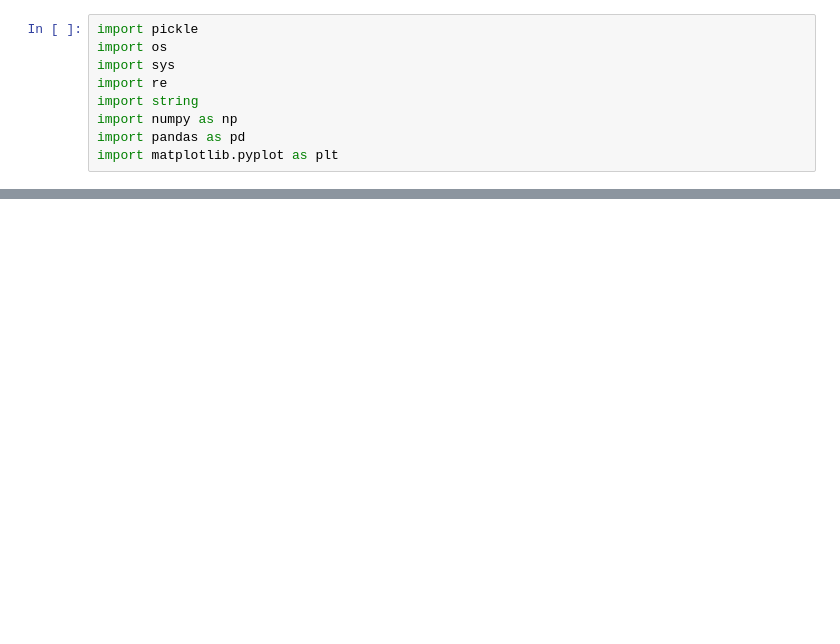
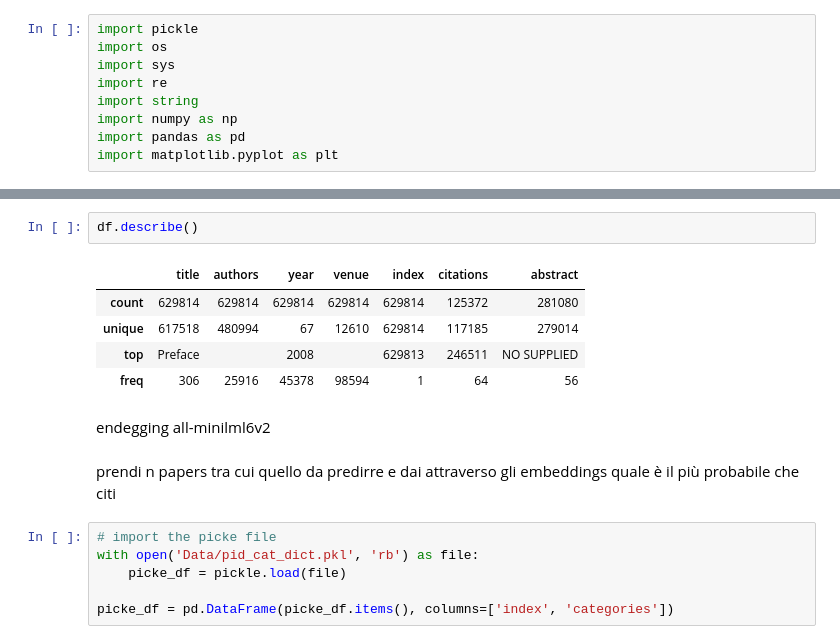
Before and after one commit to tommasosommaruga/Data_challenge_ENT, a Jupyter notebook: main_nb.ipynb, the cells around one changed output, grey strips where cells are left out. Drawn from its saved outputs; the diff is of its cells as text; blank space fills up the shorter version.

```diff
--- a/main_nb.ipynb
+++ b/main_nb.ipynb
@@ -93,3 +112,22 @@ Data columns (total 7 columns):
  6   abstract   281080 non-null  object
 dtypes: object(7)
 memory usage: 33.6+ MB
+# %%
+df.describe()
+# %% [output]
+|  | title | authors | year | venue | index | citations | abstract |
+| count | 629814 | 629814 | 629814 | 629814 | 629814 | 125372 | 281080 |
+| unique | 617518 | 480994 | 67 | 12610 | 629814 | 117185 | 279014 |
+| top | Preface |  | 2008 |  | 629813 | 246511 | NO SUPPLIED |
+| freq | 306 | 25916 | 45378 | 98594 | 1 | 64 | 56 |
+# %% [markdown]
+endegging
+all-minilml6v2
+# %% [markdown]
+prendi n papers tra cui quello da predirre e dai attraverso gli embeddings quale è il più probabile che citi
+# %%
+# import the picke file
+with open('Data/pid_cat_dict.pkl', 'rb') as file:
+    picke_df = pickle.load(file)
+
+picke_df = pd.DataFrame(picke_df.items(), columns=['index', 'categories'])
```
Also changed, not shown: parts of 11 cells of this notebook, 1 other file.
